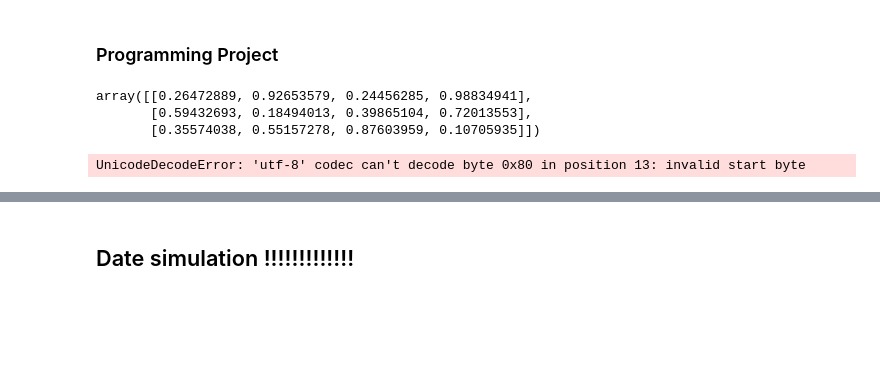
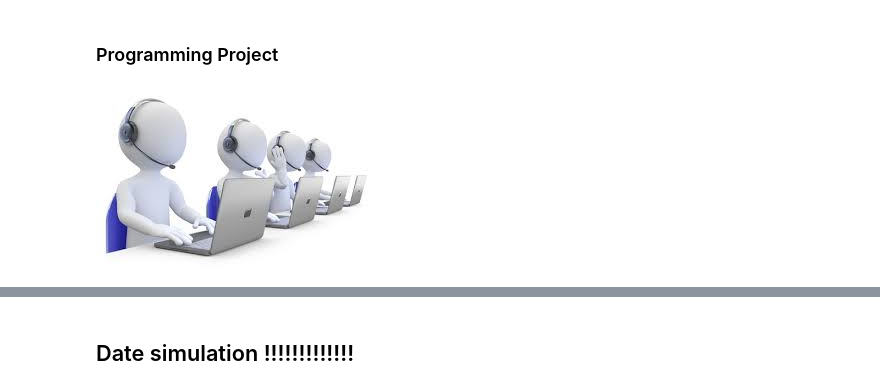
Before and after one commit to eamonnofarrell/Programming_Project, a Jupyter notebook: Prog_Project.ipynb, the cells around one changed output, grey strips where cells are left out. Saved outputs shown, nothing was run; the diff lists cells and outputs as text; code cells hidden in the pictures; blank space fills up the shorter version.

```diff
--- a/Prog_Project.ipynb
+++ b/Prog_Project.ipynb
@@ -3,8 +3,3 @@
 # %%
 import pandas as pd
 import numpy as np
-np.random.rand(3,4)
-# %% [output]
-array([[0.26472889, 0.92653579, 0.24456285, 0.98834941],
-       [0.59432693, 0.18494013, 0.39865104, 0.72013553],
-       [0.35574038, 0.55157278, 0.87603959, 0.10705935]])
@@ -22,7 +5,0 @@ size_of_sample = 10
-# %%
-import pandas as pd
-import numpy as np
-df = pd.read_csv('Calls.csv')
-df.describe
-# %% [output]
-UnicodeDecodeError: 'utf-8' codec can't decode byte 0x80 in position 13: invalid start byte
@@ -36,0 +6,5 @@ np.random.choice(5, 3, replace=False, p=[0.1, 0, 0.3, 0.6, 0])
+# %%
+from IPython.display import Image
+Image("Callpic.jpg")
+# %% [output]
+[figure, added]
```
Also changed, not shown: parts of 21 cells of this notebook.
